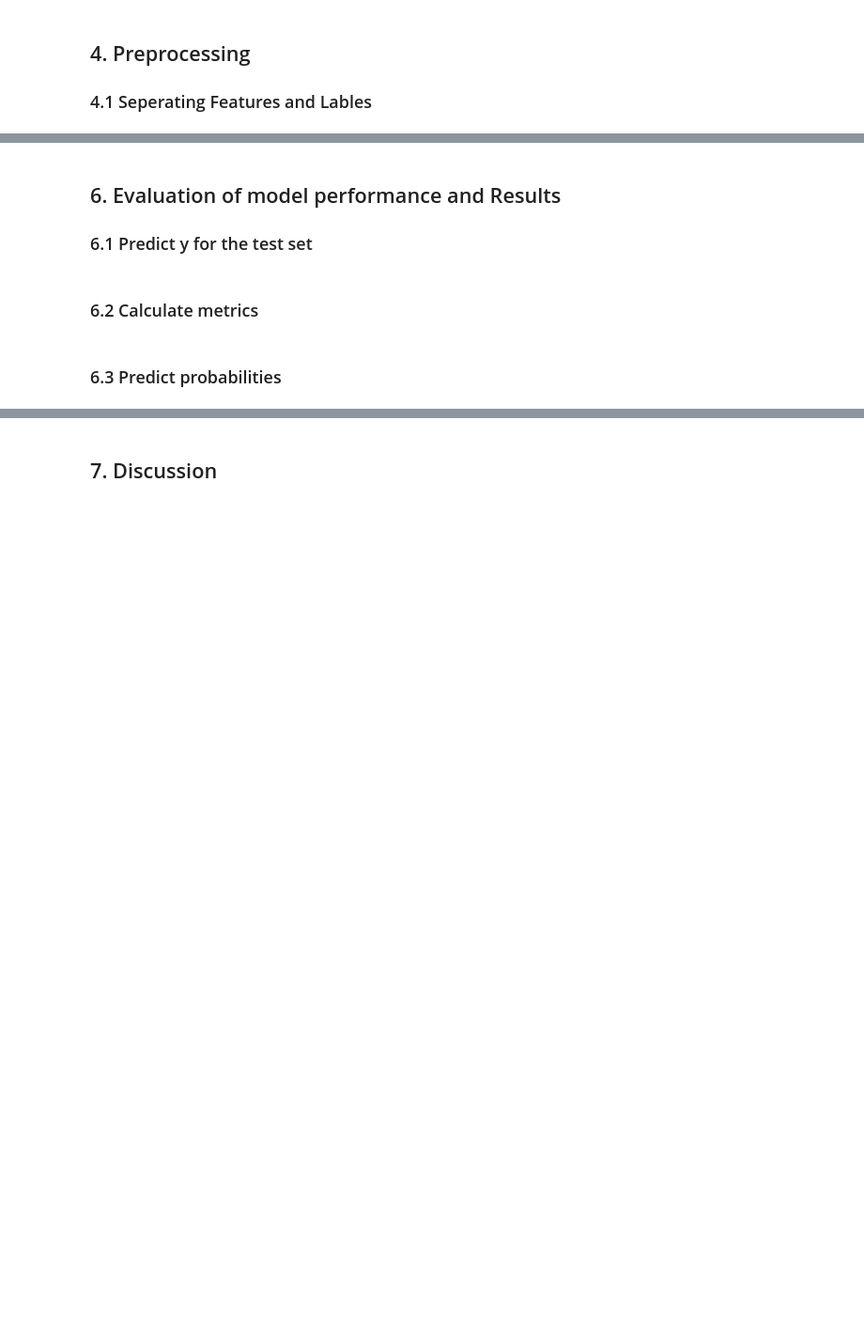
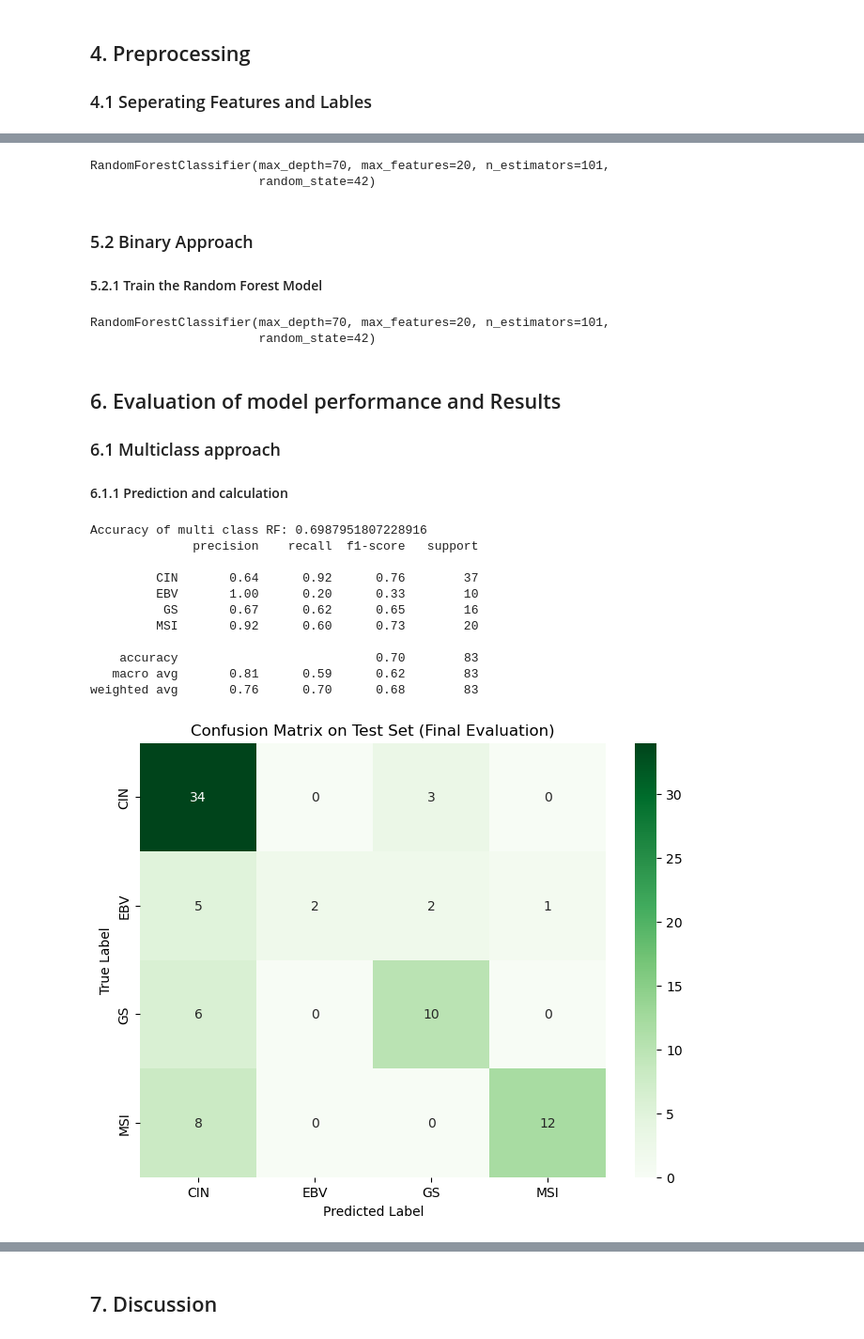
Before and after one commit to luludoaido/Dev_SAP, a Jupyter notebook: TM_1_RF_daSilvadoAido_Luana.ipynb, the cells around one changed output, grey strips where cells are left out. Shown at 94% size. Saved outputs shown, nothing was run; the diff lists cells and outputs as text; code cells hidden in the pictures; blank space fills up the shorter version.

```diff
--- a/TM_1_RF_daSilvadoAido_Luana.ipynb
+++ b/TM_1_RF_daSilvadoAido_Luana.ipynb
@@ -49,0 +216,10 @@ validation_X, test_X, validation_y, test_y = train_test_split(test_X, test_y, te
+# %%
+#for Multiclass Target - filter machen
+min_samples_multi = int(0.1 *train_X_multi.shape[0])
+
+#das eigentliche
+mask_multi = (train_X_multi > 0).sum(axis=0) >= min_samples_multi
+
+#Anwenden
+X_train_multi_filt = train_X_multi.loc[:, mask_multi]
+X_test_multi_filt = test_X_multi.loc[:, mask_multi]
@@ -50,2 +238,11 @@ validation_X, test_X, validation_y, test_y = train_test_split(test_X, test_y, te
+# %%
+vt = VarianceThreshold(threshold=0.01)
+
+X_train_var_multi = vt.fit_transform(X_train_multi_filt)
+X_test_var_multi = vt.transform(X_test_multi_filt)
+
+
+X_train_var_binary = vt.fit_transform(X_train_binary_filt)
+X_test_var_binary = vt.transform(X_test_binary_filt)
 # %% [markdown]
 ## 5. Modelling
@@ -55,7 +251,52 @@ validation_X, test_X, validation_y, test_y = train_test_split(test_X, test_y, te
+# %%
+rfc_multi = RandomForestClassifier(n_estimators=101, bootstrap=True, max_depth=70, max_features=20, criterion='gini', random_state=42)
+rfc_multi.fit(X_train_var_multi , train_y_multi)
+# %% [output]
+RandomForestClassifier(max_depth=70, max_features=20, n_estimators=101,
+                       random_state=42)
+# %% [markdown]
+### 5.2 Binary Approach
+#### 5.2.1 Train the Random Forest Model
+# %%
+rfc_binary = RandomForestClassifier(n_estimators=101, bootstrap=True, max_depth=70, max_features=20, criterion='gini', random_state=42)
+rfc_binary.fit(X_train_var_binary , train_y_binary)
+# %% [output]
+RandomForestClassifier(max_depth=70, max_features=20, n_estimators=101,
+                       random_state=42)
 # %% [markdown]
 ## 6. Evaluation of model performance and Results
-### 6.1 Predict y for the test set
+### 6.1 Multiclass approach
+#### 6.1.1 Prediction and calculation
-# %% [markdown]
-### 6.2 Calculate metrics
-# %% [markdown]
-### 6.3 Predict probabilities
+# %%
+#Predicting
+y_pred_multi = rfc_multi.predict(X_test_var_multi)
+
+#metrics
+#accuracy score
+print("Accuracy of multi class RF:", accuracy_score(test_y_multi, y_pred_multi))
+print(classification_report(test_y_multi, y_pred_multi))
+
+#Confusionmatrix:
+multi_test = confusion_matrix(test_y_multi, y_pred_multi)
+
+plt.figure(figsize=(8, 6))
+sns.heatmap(multi_test, annot=True, fmt='d', cmap='Greens',
+            xticklabels=rfc_multi.classes_,
+            yticklabels=rfc_multi.classes_)
+plt.title('Confusion Matrix on Test Set (Final Evaluation)')
+plt.ylabel('True Label')
+plt.xlabel('Predicted Label')
+plt.show()
+# %% [output]
+Accuracy of multi class RF: 0.6987951807228916
+              precision    recall  f1-score   support
+
+         CIN       0.64      0.92      0.76        37
+         EBV       1.00      0.20      0.33        10
+          GS       0.67      0.62      0.65        16
+         MSI       0.92      0.60      0.73        20
+
+    accuracy                           0.70        83
+   macro avg       0.81      0.59      0.62        83
+weighted avg       0.76      0.70      0.68        83
+[figure, added]
```
Also changed, not shown: parts of 27 cells of this notebook, 2 other files.
